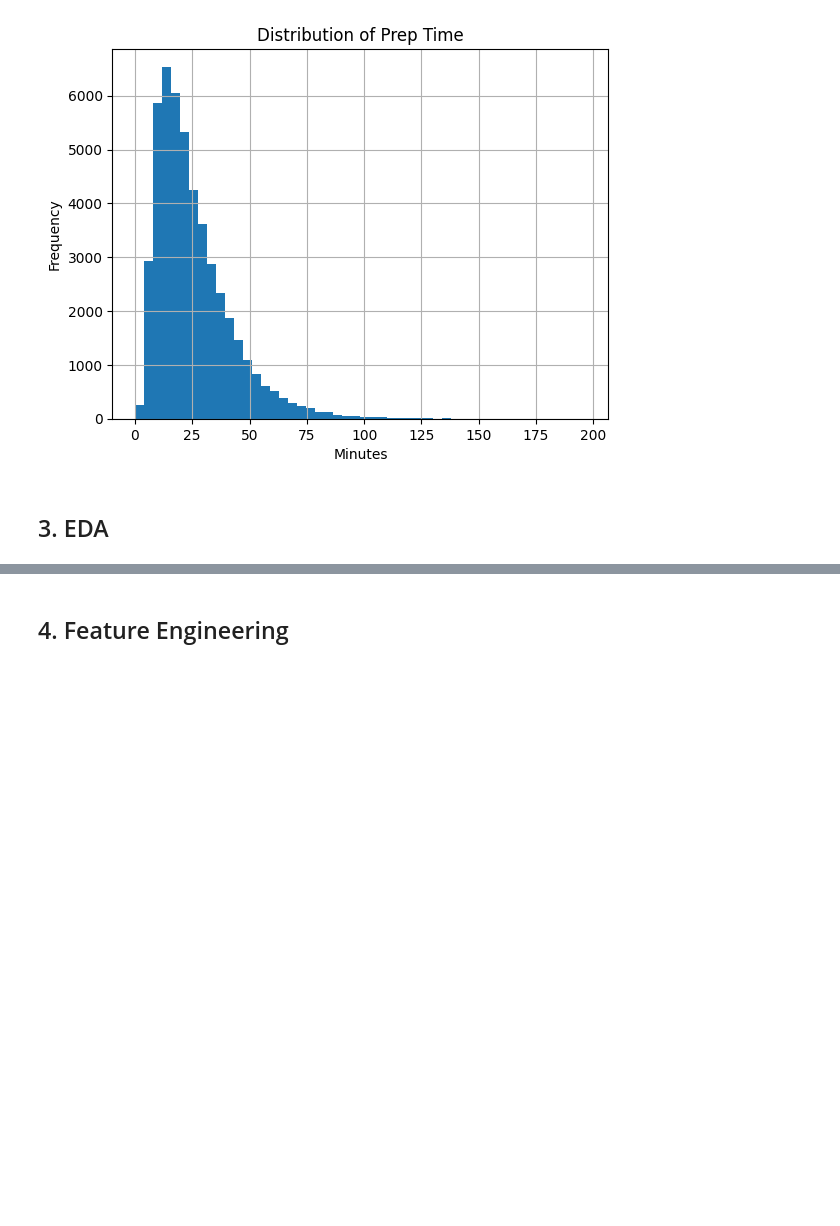
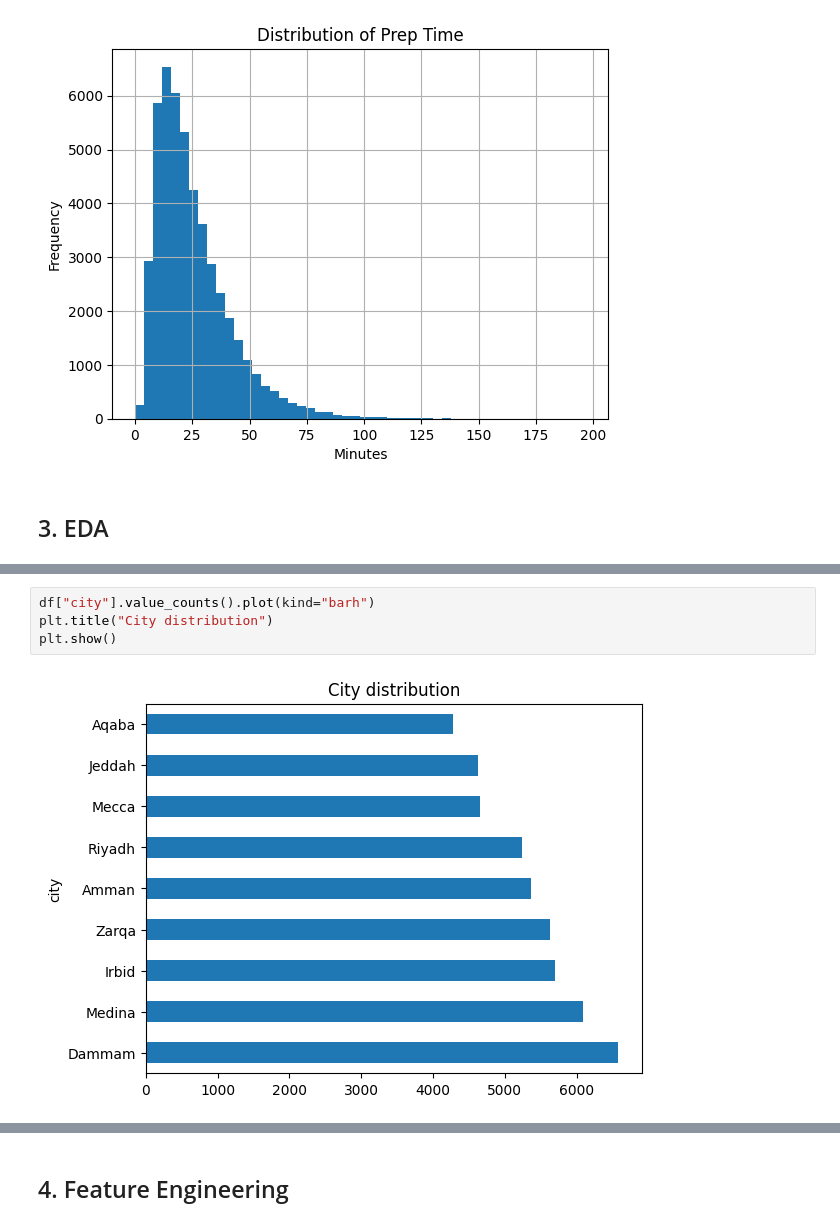
Before and after one commit to raghadkibrahim/food_prep_prediction, a Jupyter notebook: 01_data_cleaning.ipynb, the cells around one changed output, grey strips where cells are left out. Drawn from its saved outputs; the diff is of its cells as text; blank space fills up the shorter version.

```diff
--- a/01_data_cleaning.ipynb
+++ b/01_data_cleaning.ipynb
@@ -611,0 +646,6 @@ plt.show()
+# %%
+df["city"].value_counts().plot(kind="barh")
+plt.title("City distribution")
+plt.show()
+# %% [output]
+[figure, added]
```
Also changed, not shown: parts of 14 cells of this notebook, 1 other file.
